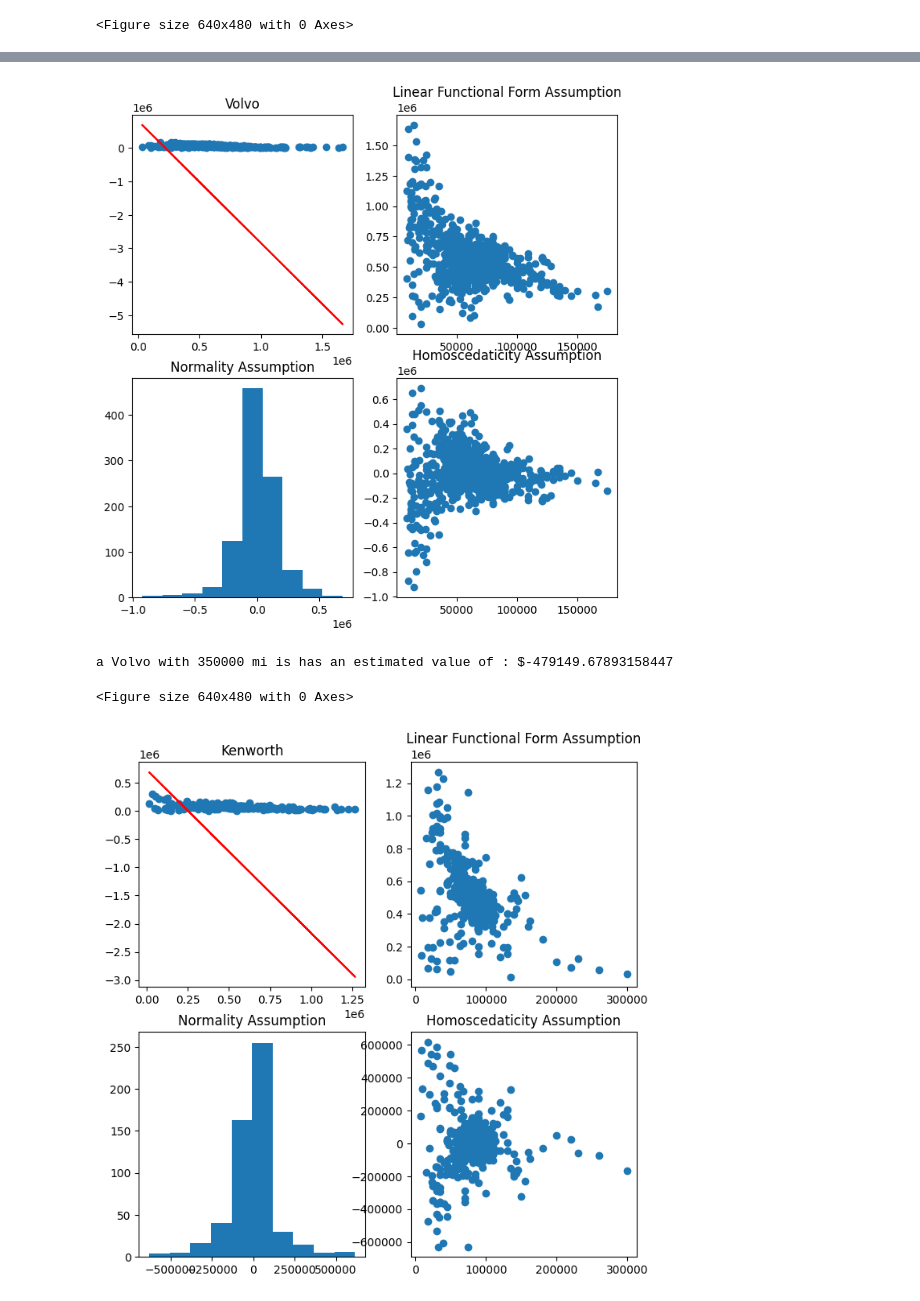
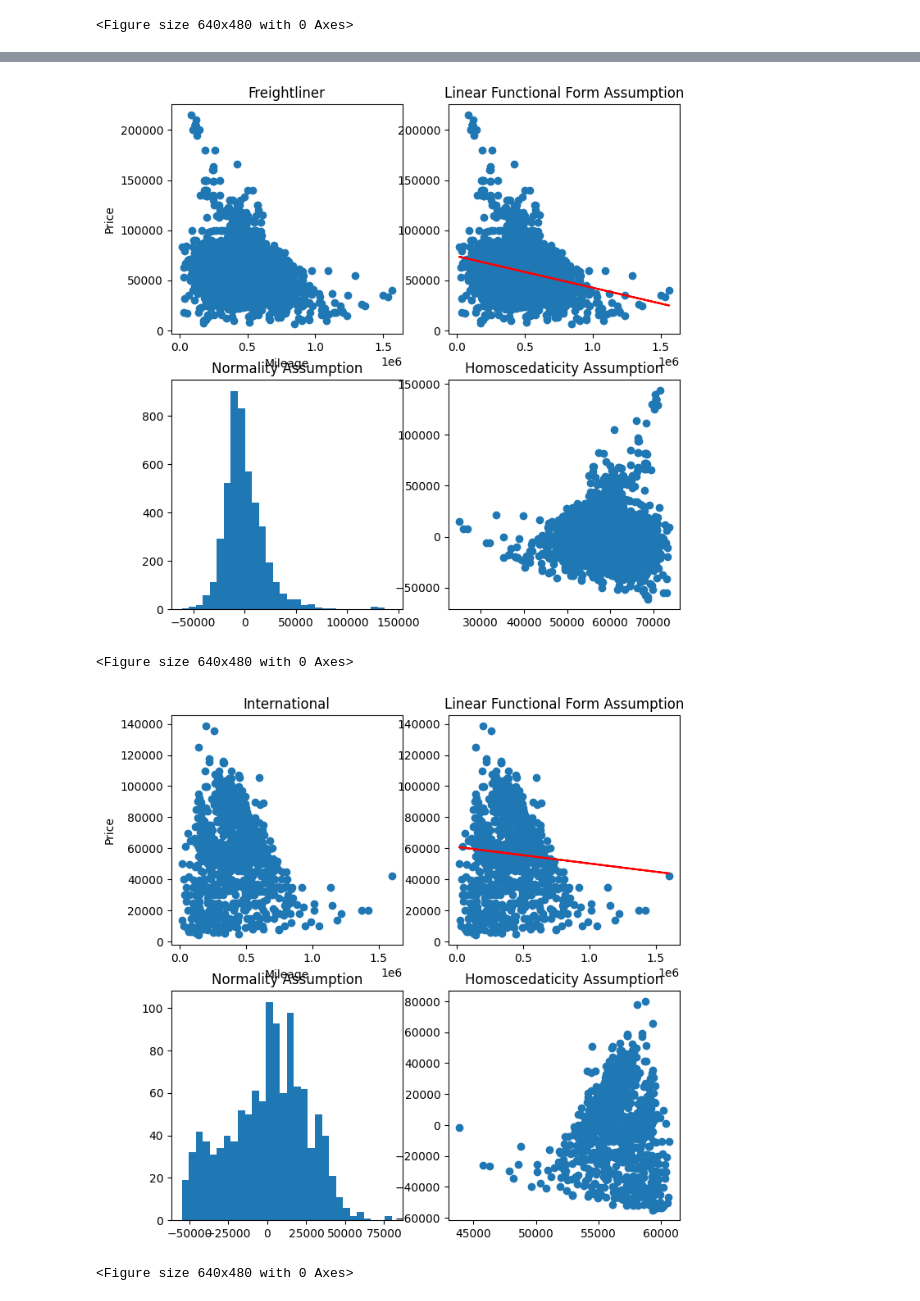
Before and after one commit to dazehead/truck-sales-project, a Jupyter notebook: truck_sales.ipynb, the cells around one changed output, grey strips where cells are left out. Drawn from its saved outputs; the diff is of its cells as text; code cells hidden in the pictures.

Commit message:
finished coding linear regression results

```diff
--- a/truck_sales.ipynb
+++ b/truck_sales.ipynb
@@ -386,49 +393,55 @@ Here we can see our predictive model is not very good this is likely because our
 # %%
 import statsmodels.api as sm
-all_results = []
-def predictive_model_mileage_to_price(df, mileage):
-    for i, make in enumerate(df['make'].unique()):
+
+mileage_to_predict = 250000
+
+def predictive_model_mileage_to_price(df, mileage, data_category, plot=False):
+    all_predictions = []
+    for i, make in enumerate(sorted(df['make'].unique())):
         oem = df[df['make'] == make]
-        plt.figure(figsize=(8,8))
-        model = sm.OLS.from_formula('mileage ~ price', oem)
+        model = sm.OLS.from_formula('price ~ mileage', oem)
         results = model.fit()
-        all_results.append(results)
-
-        plt.subplot(2,2,1)
-        y = results.params[1]* oem['mileage'] + results.params[0]
-        plt.plot(oem['mileage'], y, color='red')
-        plt.scatter(oem['mileage'], oem['price'])
-        plt.title(make)
-
 
         fitted_values = results.predict(oem)
-        plt.subplot(2,2,2)
-        residuals = fitted_values - oem['mileage']
-        plt.scatter(oem['price'], oem['mileage'])
-        plt.title('Linear Functional Form Assumption')
+        residuals = oem['price'] - fitted_values
 
-        plt.subplot(2,2,3)
-        plt.hist(residuals)
-        plt.title('Normality Assumption')
+        if plot:
+            plt.figure(figsize=(8,8))
+            plt.subplot(2,2,1)
+            y = results.params[1]* oem['mileage'] + results.params[0]
+            plt.scatter(oem['mileage'], oem['price'])
+            plt.xlabel('Mileage')
+            plt.ylabel('Price')
+            plt.title(make)
 
+            plt.subplot(2,2,2)
+            plt.scatter(oem['mileage'], oem['price'])
+            y = results.params[1]* oem['mileage'] + results.params[0]
+            plt.plot(oem['mileage'], y, color='red')
+            plt.title('Linear Functional Form Assumption')
 
-        plt.subplot(2,2,4)
-        plt.scatter(oem['price'], residuals)
-        plt.title('Homoscedaticity Assumption')
-        plt.show()
-        plt.clf()
+            plt.subplot(2,2,3)
+            plt.hist(residuals, bins=30)
+            plt.title('Normality Assumption')
+
+            plt.subplot(2,2,4)
+            plt.scatter(fitted_values, residuals)
+            plt.title('Homoscedaticity Assumption')
+            plt.show()
+            plt.clf()
 
         info = {'price': mileage}
         prediction = results.predict(info)
-        print(f'a {make} with {mileage} mi is has an estimated value of : ${prediction[0]}')
 
+        #string_prediction = f'a {make} with {mileage} mi has an estimated value of : ${prediction[0]}\n'
+        all_predictions.append([data_category, make, round(prediction[0], 2)])
+    df = pd.DataFrame(all_predictions, columns=['data_category', 'make', 'price'])
 
+    return df
 
-    return all_results
-
-results = predictive_model_mileage_to_price(data, 350000)
+df_250k = predictive_model_mileage_to_price(data, mileage_to_predict, 'original', True)
 # %% [output]
-[figure, old version]
+[figure, new version]
-a Volvo with 350000 mi is has an estimated value of : $-479149.67893158447
+<Figure size 640x480 with 0 Axes>
+[figure, new version]
 <Figure size 640x480 with 0 Axes>
-[figure, old version]
```
Also changed, not shown: parts of 15 cells of this notebook.
